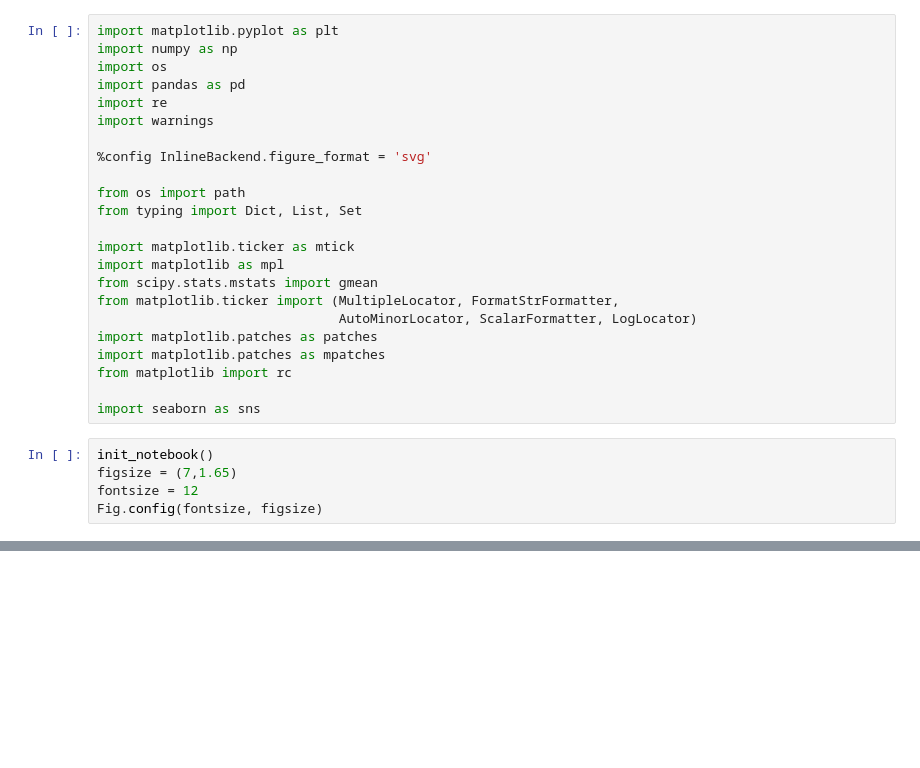
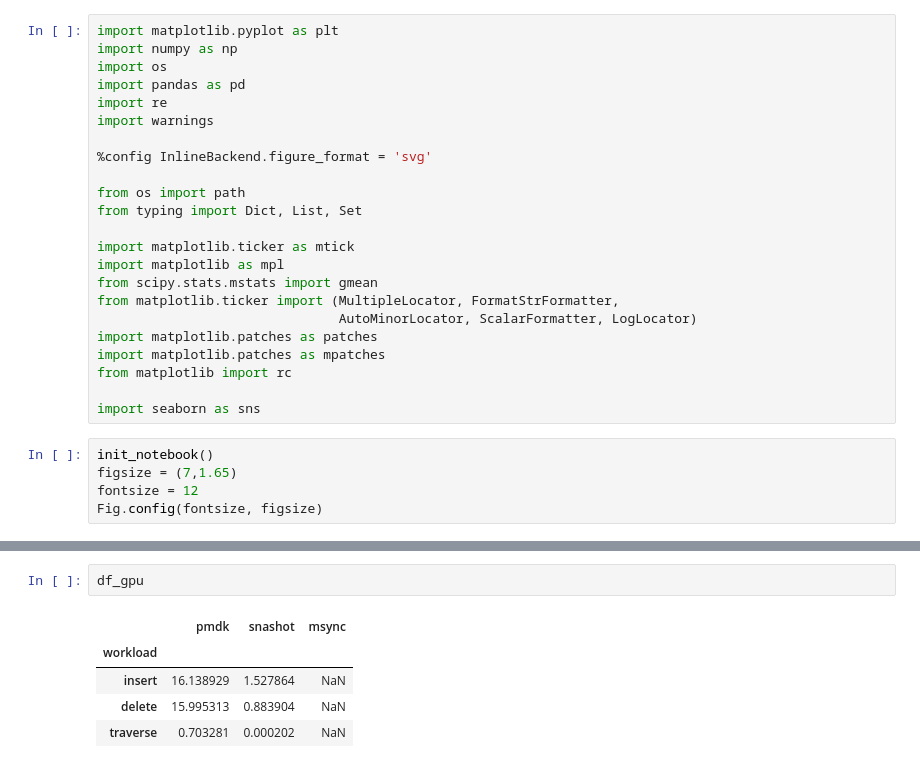
Before and after one commit to NVSL/snapshot-public, a Jupyter notebook: src/scripts/linkedlist.ipynb, the cells around one changed output, grey strips where cells are left out. Drawn from its saved outputs; the diff is of its cells as text; blank space fills up the shorter version.

```diff
--- a/src/scripts/linkedlist.ipynb
+++ b/src/scripts/linkedlist.ipynb
@@ -52,4 +59,12 @@ df
 | insert | 0.444570 | 0.280422 | 185.355398 |
 | delete | 0.439081 | 0.269353 | 124.655401 |
 | traverse | 0.007857 | 0.001216 | 0.002194 |
+# %%
+df_gpu
+# %% [output]
+|  | pmdk | snashot | msync |
+| workload |  |  |  |
+| insert | 16.138929 | 1.527864 | NaN |
+| delete | 15.995313 | 0.883904 | NaN |
+| traverse | 0.703281 | 0.000202 | NaN |
 # %%
```
Also changed, not shown: parts of 9 cells of this notebook, 15 other files.
